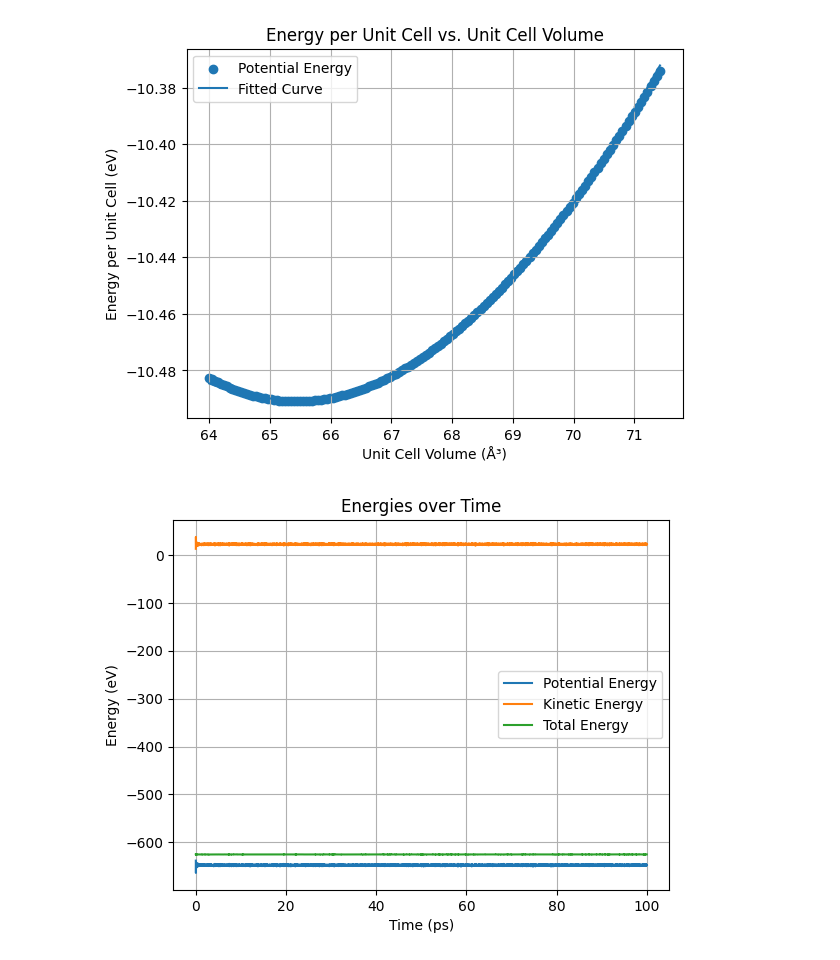
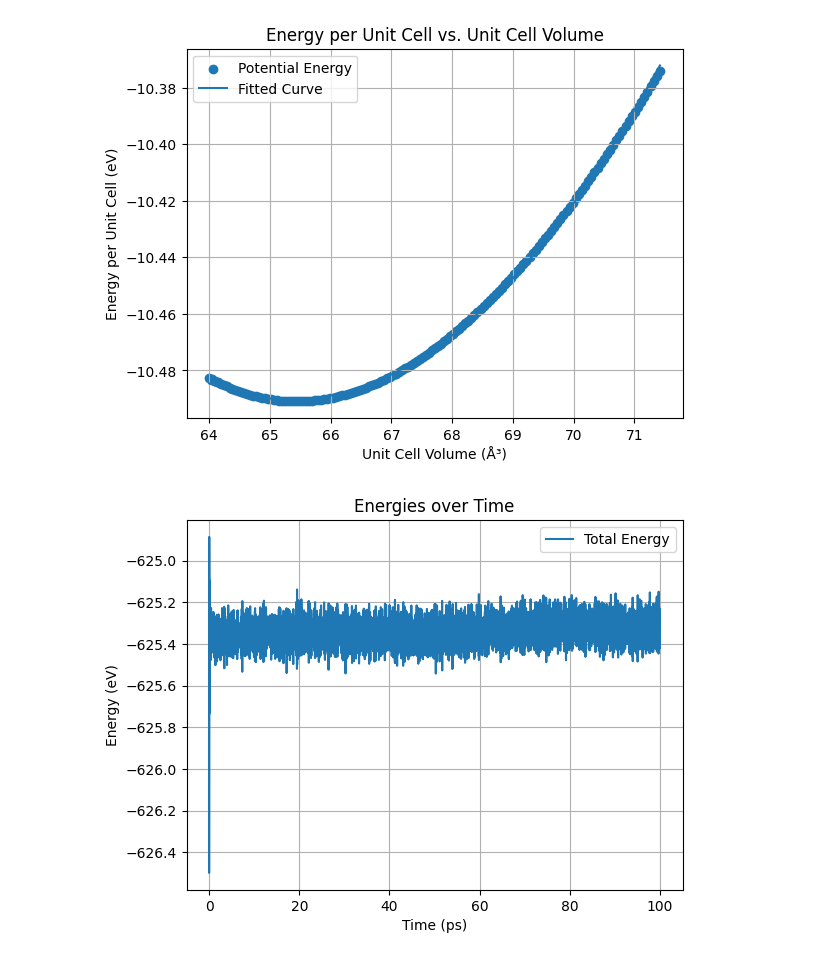
Before and after one commit to RichardBlucher/fka122-Exercises, a Jupyter notebook: fka122-Exercises1/Home-assignment/H1/visual.ipynb, the cells around one changed output. Cells and saved outputs as stored; diff of their text form; code cells hidden in the pictures.

```diff
--- a/fka122-Exercises1/Home-assignment/H1/visual.ipynb
+++ b/fka122-Exercises1/Home-assignment/H1/visual.ipynb
@@ -66,19 +66,19 @@ plt.show()
 # %%
 import matplotlib.pyplot as plt
 import numpy as np
 import pandas as pd
 
 data = pd.read_csv('energies-task2.csv', header=None)
 data_array = data.to_numpy()
-plt.plot(data_array[:,0], data_array[:,1], label='Potential Energy')
-plt.plot(data_array[:,0], data_array[:,2], label='Kinetic Energy')
+#plt.plot(data_array[:,0], data_array[:,1], label='Potential Energy')
+#plt.plot(data_array[:,0], data_array[:,2], label='Kinetic Energy')
 plt.plot(data_array[:,0], data_array[:,3], label='Total Energy')
 plt.xlabel('Time (ps)')
 plt.ylabel('Energy (eV)')
 plt.title('Energies over Time')
-plt.xlim(0, 1)
+
 plt.legend()
 plt.grid()
 plt.show()
 # %% [output]
-[figure, old version]
+[figure, new version]
```
Also changed, not shown: parts of 1 cell of this notebook, 3 other files.
